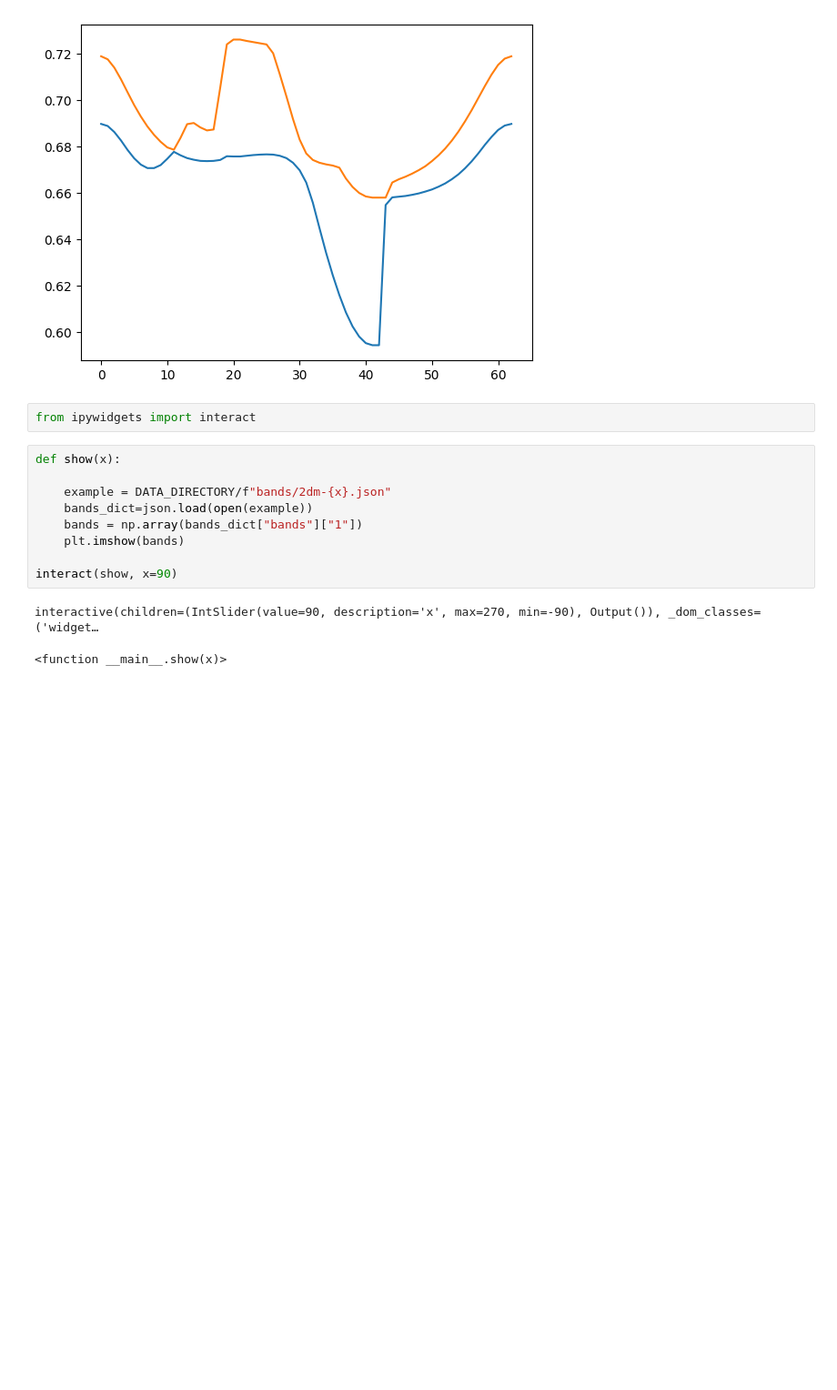
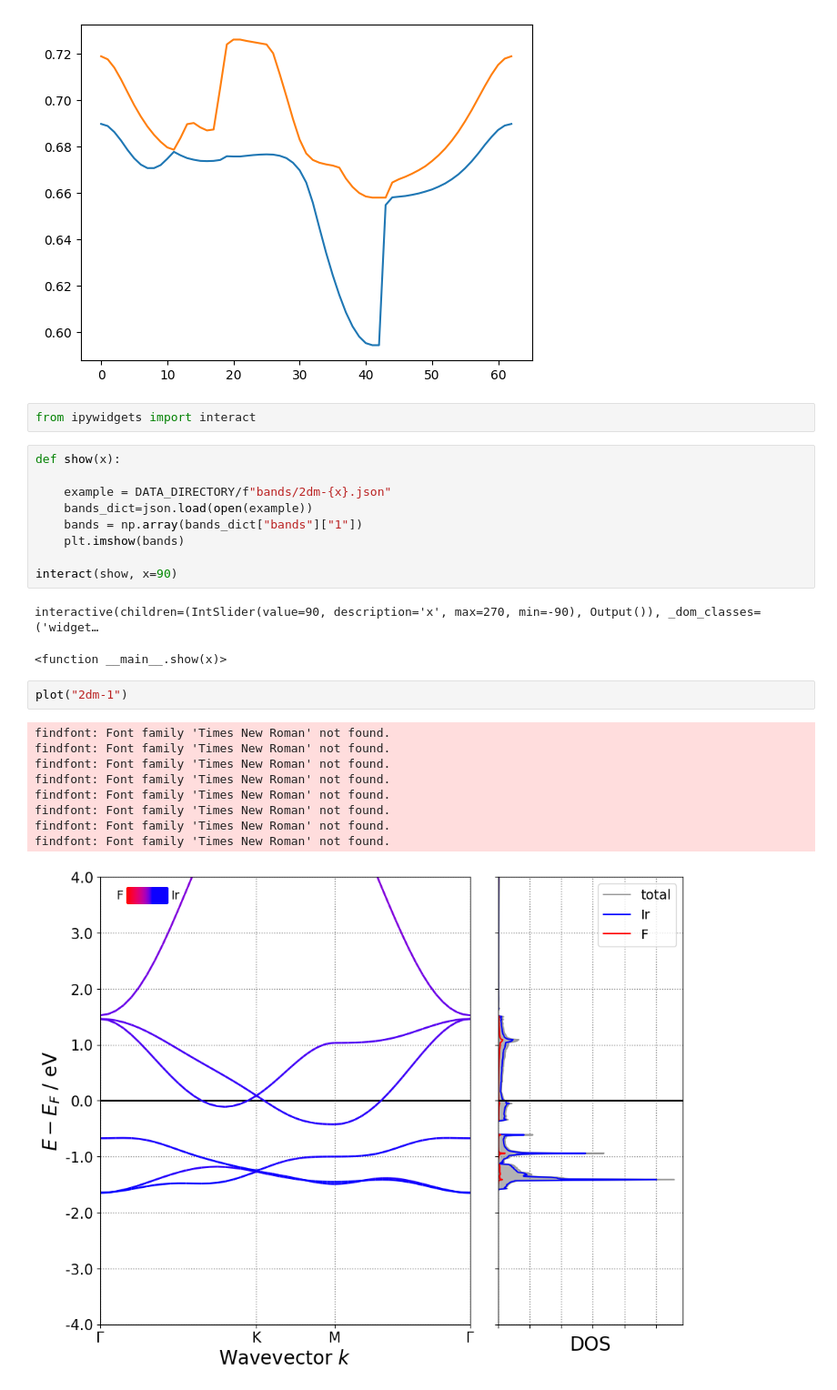
Before and after one commit to ThomasWarford/band-fingerprint, a Jupyter notebook: misc/exploring_band_data.ipynb, the cells around one changed output. Shown at 91% size. Drawn from its saved outputs; the diff is of its cells as text; blank space fills up the shorter version.

```diff
--- a/misc/exploring_band_data.ipynb
+++ b/misc/exploring_band_data.ipynb
@@ -102,3 +102,15 @@ interact(show, x=90)
 # %% [output]
 interactive(children=(IntSlider(value=90, description='x', max=270, min=-90), Output()), _dom_classes=('widget…
 <function __main__.show(x)>
+# %%
+plot("2dm-1")
+# %% [output]
+findfont: Font family 'Times New Roman' not found.
+findfont: Font family 'Times New Roman' not found.
+findfont: Font family 'Times New Roman' not found.
+findfont: Font family 'Times New Roman' not found.
+findfont: Font family 'Times New Roman' not found.
+findfont: Font family 'Times New Roman' not found.
+findfont: Font family 'Times New Roman' not found.
+findfont: Font family 'Times New Roman' not found.
+[figure, added]
```
